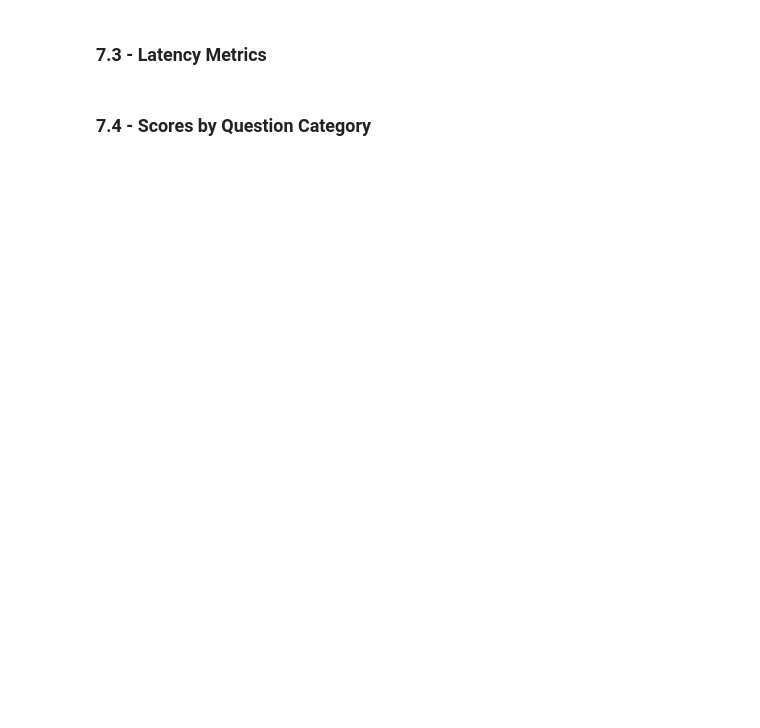
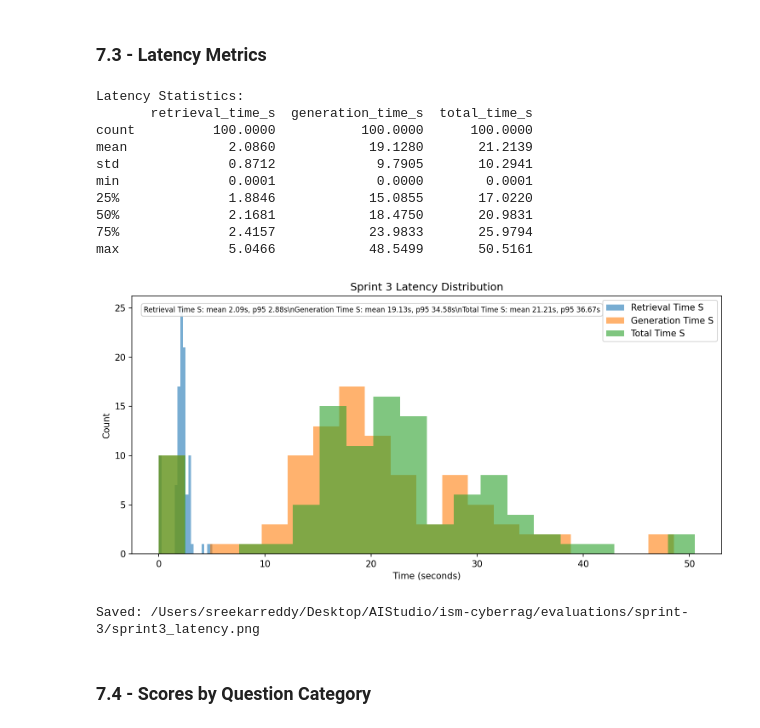
Before and after one commit to chandan-srinivas29031998/ism-cyberrag, a Jupyter notebook: notebooks/sprint3_development.ipynb, the cells around one changed output. Drawn from its saved outputs; the diff is of its cells as text; code cells hidden in the pictures; blank space fills up the shorter version.

```diff
--- a/notebooks/sprint3_development.ipynb
+++ b/notebooks/sprint3_development.ipynb
@@ -265,21 +452,48 @@ plt.show()
 # %%
 latency_cols = ["retrieval_time_s", "generation_time_s", "total_time_s"]
 available_cols = [c for c in latency_cols if c in results_df.columns]
 
 if available_cols:
     print("Latency Statistics:")
-    print(results_df[available_cols].describe().round(4))
+    latency_stats = results_df[available_cols].describe().round(4)
+    print(latency_stats)
 
     fig, ax = plt.subplots(figsize=(10, 5))
     for col in available_cols:
         ax.hist(results_df[col], bins=20, alpha=0.6, label=col.replace("_", " ").title())
+
+    summary_lines = []
+    for col in available_cols:
+        summary_lines.append(
+            f"{col.replace('_', ' ').title()}: mean {results_df[col].mean():.2f}s, p95 {results_df[col].quantile(0.95):.2f}s"
+        )
+    ax.text(
+        0.02,
+        0.96,
+        "\\n".join(summary_lines),
+        transform=ax.transAxes,
+        va="top",
+        fontsize=8,
+        bbox={"boxstyle": "round,pad=0.35", "facecolor": "white", "edgecolor": "#cccccc", "alpha": 0.9},
+    )
     ax.set_xlabel("Time (seconds)")
     ax.set_ylabel("Count")
     ax.set_title("Sprint 3 Latency Distribution")
     ax.legend()
-    plt.tight_layout()
-    plt.savefig(os.path.join(project_root, "evaluations", "sprint-3", "sprint3_latency.png"), dpi=150)
-    plt.show()
+    save_sprint3_plot("sprint3_latency.png")
+# %% [output]
+Latency Statistics:
+       retrieval_time_s  generation_time_s  total_time_s
+count          100.0000           100.0000      100.0000
+mean             2.0860            19.1280       21.2139
+std              0.8712             9.7905       10.2941
+min              0.0001             0.0000        0.0001
+25%              1.8846            15.0855       17.0220
+50%              2.1681            18.4750       20.9831
+75%              2.4157            23.9833       25.9794
+max              5.0466            48.5499       50.5161
+[figure, added]
+Saved: /Users/sreekarreddy/Desktop/AIStudio/ism-cyberrag/evaluations/sprint-3/sprint3_latency.png
 # %% [markdown]
 ### 7.4 - Scores by Question Category
 # %%
```
Also changed, not shown: parts of 16 cells of this notebook, 13 other files.
